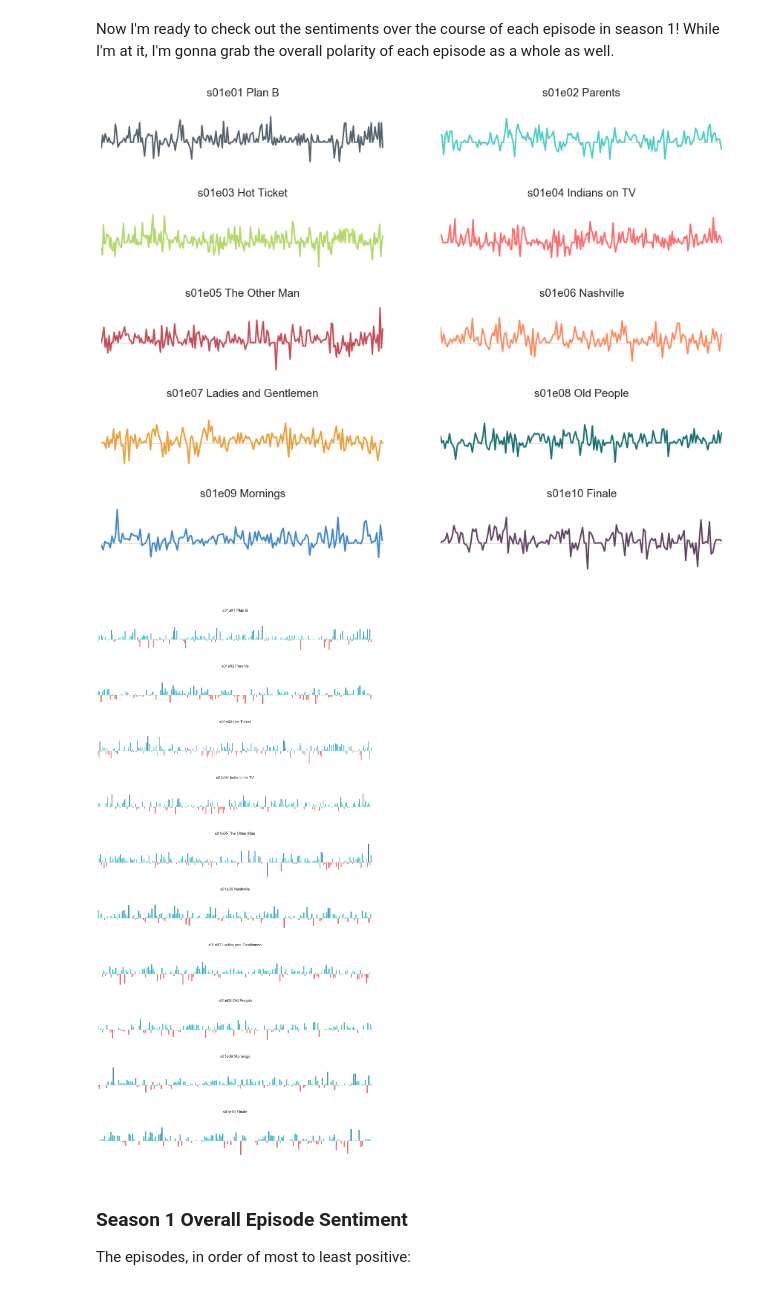
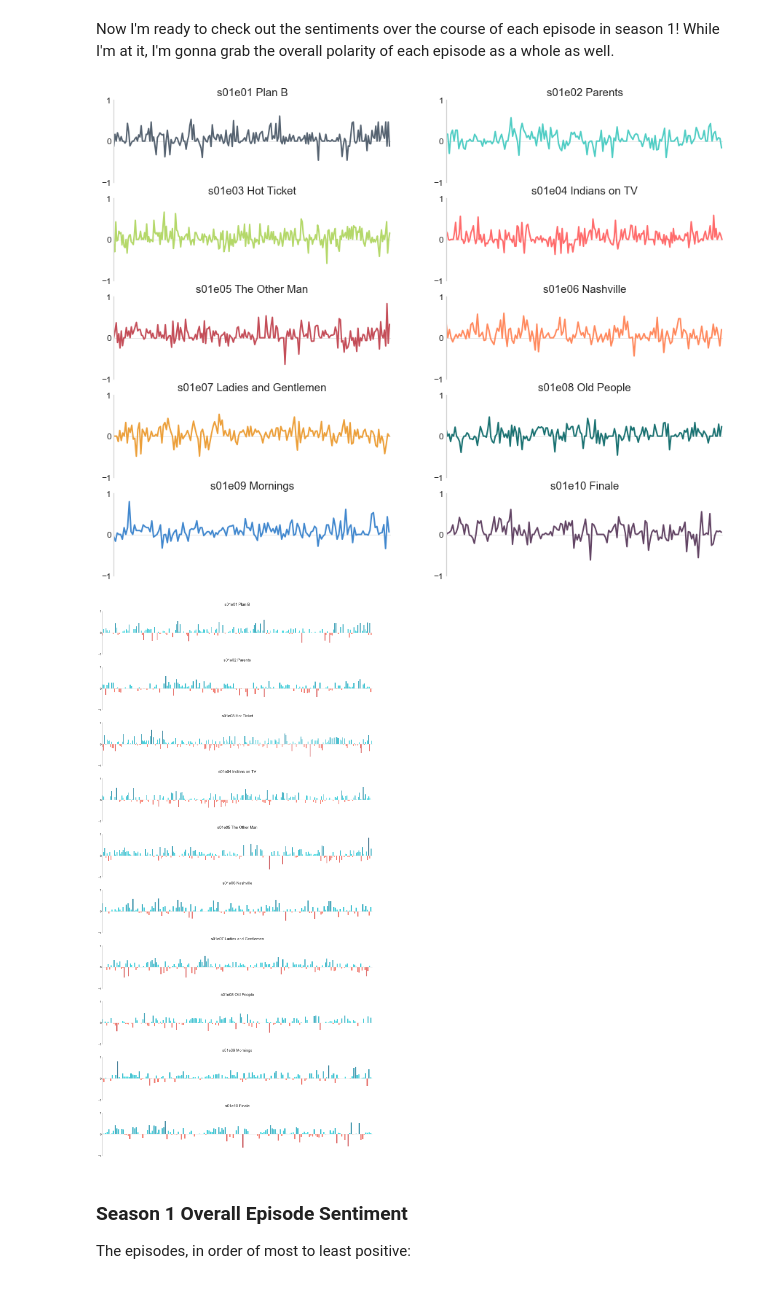
Before and after one commit to ashleyshine/feels, a Jupyter notebook: Master-of-None.ipynb, the cells around one changed output. Cells and saved outputs as stored; diff of their text form; code cells hidden in the pictures.

```diff
--- a/Master-of-None.ipynb
+++ b/Master-of-None.ipynb
@@ -258,0 +290,5 @@ plt.show()
+# %%
+print('Sentence|Polarity')
+for index, row, in s2e8_sorted_sentences[::-1][:10].iterrows():
+    polarity = round(row['polarity'], 3)
+    print('{}|{}'.format(row['sentence'], polarity))
@@ -303,0 +385,21 @@ line_chart1.render_to_file('./img/chart1.svg')
+# %%
+episode='s02e09-Amarsi-Un-Po.txt'
+with open('{}/{}'.format(episode_dir, episode), 'r') as f:
+    text = f.read()
+
+cleaned_text = clean_text(text)
+blob = TextBlob(cleaned_text)
+episode_polarity = blob.sentiment.polarity
+sentence_polarities = get_sentence_polarities(blob)
+s2e9_sentence_df = create_sentence_df(sentence_polarities)
+
+line_chart2 = pygal.Line(width=800, height=300, dots_size=3, show_legend=False,
+                        interpolate='cubic', style=custom_style, show_x_labels=False,
+                        title="Pharmacy Scene in s02e09 'Amarsi Un Po'")
+
+line_chart2.y_labels = [-1, -0.5, 0, 0.5, 1.0]
+line_chart2.x_labels = s2e9_sentence_df[152:195]['sentence']
+line_chart2.add('Sentence', s2e9_sentence_df[152:195]['polarity'])
+
+# inline_display(line_chart2)
+line_chart2.render_to_file('./img/chart2.svg')
@@ -310,5 +409,0 @@ sorted_sentences = sentence_df.sort_values(by=['polarity'], ascending=False)
-# %%
-print('Sentence|Polarity')
-for index, row, in sorted_sentences[:10].iterrows():
-    polarity = round(row['polarity'], 3)
-    print('{}|{}'.format(row['sentence'], polarity))
@@ -329,5 +409,0 @@ They good?|0.7
-# %%
-print('Sentence|Polarity')
-for index, row, in sorted_sentences[::-1][:10].iterrows():
-    polarity = round(row['polarity'], 3)
-    print('{}|{}'.format(row['sentence'], polarity))
@@ -455,37 +519,37 @@ for i, (ax1, ax2, episode) in enumerate(zip(axes1, axes2, s1_episodes)):
         episode_polarity = blob.sentiment.polarity
         s1_episode_polarities[title] = episode_polarity
 
         sentence_polarities = get_sentence_polarities(blob)
         sentence_df = create_sentence_df(sentence_polarities)
         averaged_polarities = average_over_window(sentence_df, 3)
 
         # line graph
         fig1, ax1 = create_plot(title='{}'.format(title), fig=fig1, ax=ax1, episode=True)
         ax1.plot(averaged_polarities['relative_position'], averaged_polarities['polarity'],
                 color=colors[i], lw=2)
         ax1.set_xticklabels([])
-        ax1.set_yticks([])
+        ax1.set_yticks([-1, 0, 1])
 
         # bar plot
         fig2, ax2 = create_plot(title='{}\n'.format(title), fig=fig2, ax=ax2, episode=True)
 
         sent_colors = pd.cut(averaged_polarities['polarity'], np.linspace(-1, 1, num=21, endpoint=True),
                              include_lowest=True, labels=red_gradient + blue_gradient[::-1])
 
         ax2.bar(averaged_polarities['relative_position'], averaged_polarities['polarity'],
                color=sent_colors, width=.8/len(averaged_polarities))
         ax2.set_xticklabels([])
-        ax2.set_yticklabels([])
+        ax2.set_yticks([-1, 0, 1])
 
         # write_top_sentences(sentence_file, sentence_df, title)
 
 # sentence_file.close()
 
 plt.tight_layout() # fix overlapping text/labels
 plt.show()
 # %% [output]
-[figure, old version]
+[figure, new version]
-[figure, old version]
+[figure, new version]
 # %% [markdown]
 ### Season 1 Overall Episode Sentiment
 
```
Also changed, not shown: parts of 49 cells of this notebook, 3 other files.
